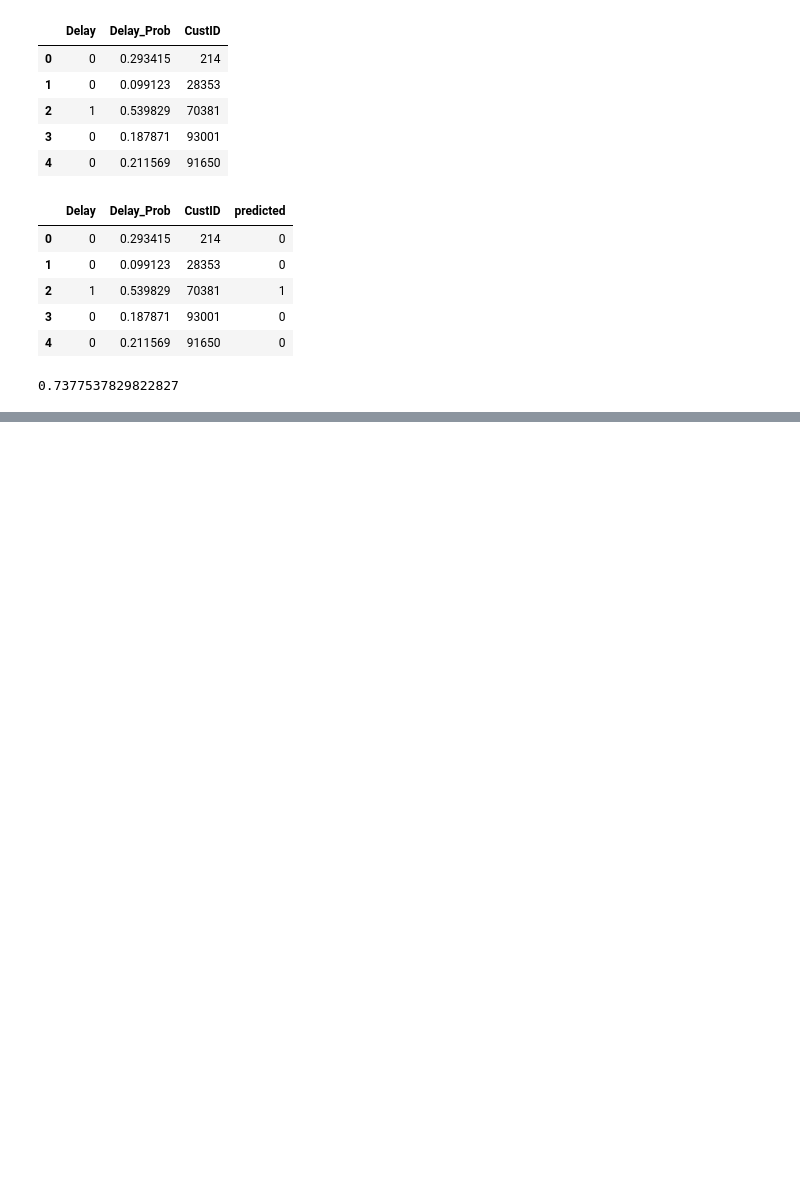
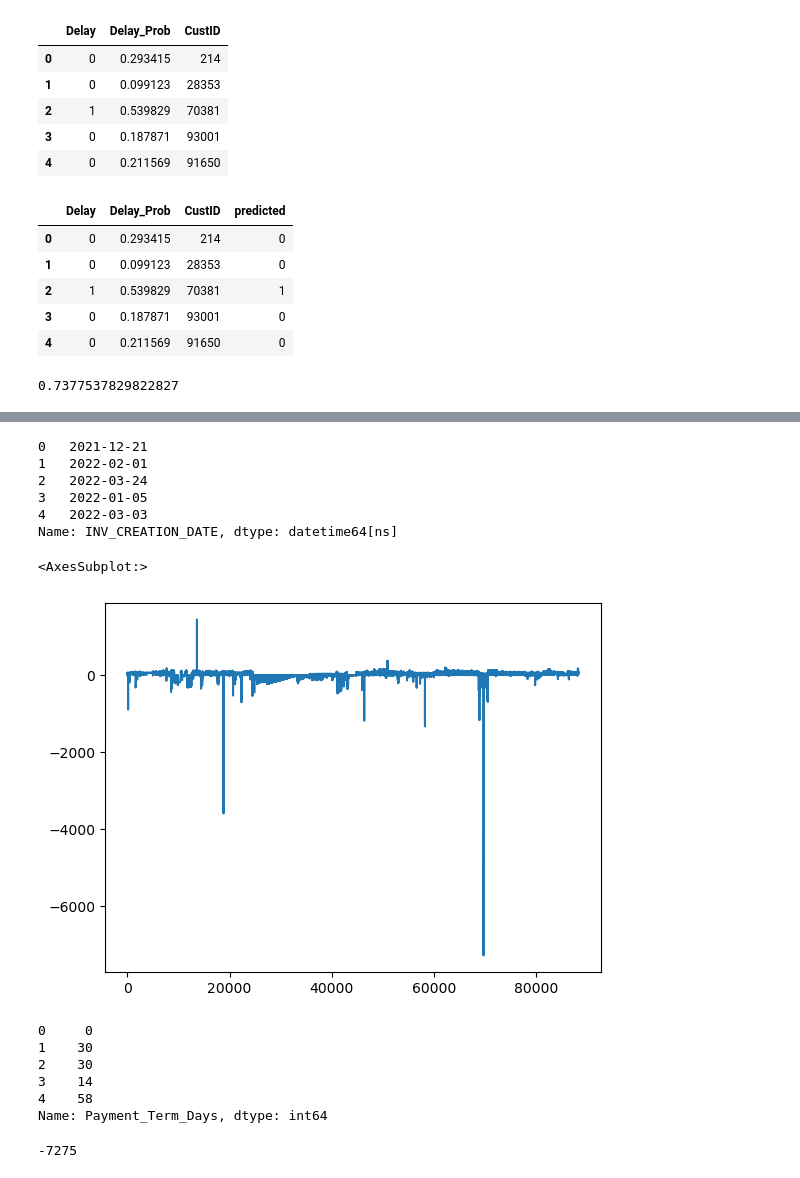
Before and after one commit to Rbl2022/B2B-Retail_Case_Study, a Jupyter notebook: Project_Upgrad_B2B_Case_Study.ipynb, the cells around one changed output, grey strips where cells are left out. Drawn from its saved outputs; the diff is of its cells as text; code cells hidden in the pictures; blank space fills up the shorter version.

```diff
--- a/Project_Upgrad_B2B_Case_Study.ipynb
+++ b/Project_Upgrad_B2B_Case_Study.ipynb
@@ -1155,0 +1595,37 @@ print(accuracy_score(y_train_pred_final.Delay, y_train_pred_final.predicted))
+# %%
+open_df['INV_CREATION_DATE']=open_df['INV_CREATION_DATE'].dt.strftime("%d-%m-%Y")
+# %%
+open_df['INV_CREATION_DATE']=open_df['INV_CREATION_DATE'].apply(lambda val: datetime.strptime(val, "%d-%m-%Y"))
+# %%
+open_df['INV_CREATION_DATE'].head()
+# %% [output]
+0   2021-12-21
+1   2022-02-01
+2   2022-03-24
+3   2022-01-05
+4   2022-03-03
+Name: INV_CREATION_DATE, dtype: datetime64[ns]
+# %%
+# Changing due date from object to date time
+open_df['Due Date']=open_df['Due Date'].apply(lambda val: datetime.strptime(val, "%d-%m-%Y" ))
+# %%
+# Creating Payment_term_days column
+open_df['Payment_Term_Days']=(open_df['Due Date']-open_df['INV_CREATION_DATE']).dt.days
+# %%
+open_df['Payment_Term_Days'].plot()
+# %% [output]
+<AxesSubplot:>
+[figure, added]
+# %%
+open_df['Payment_Term_Days'].head()
+# %% [output]
+0     0
+1    30
+2    30
+3    14
+4    58
+Name: Payment_Term_Days, dtype: int64
+# %%
+open_df['Payment_Term_Days'].min()
+# %% [output]
+-7275
```
Also changed, not shown: parts of 83 cells of this notebook.
